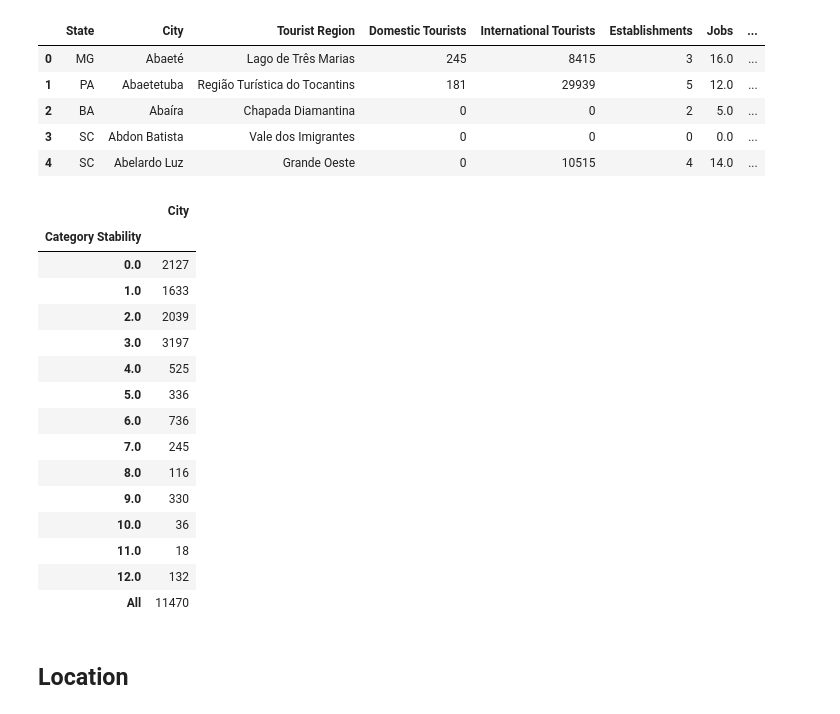
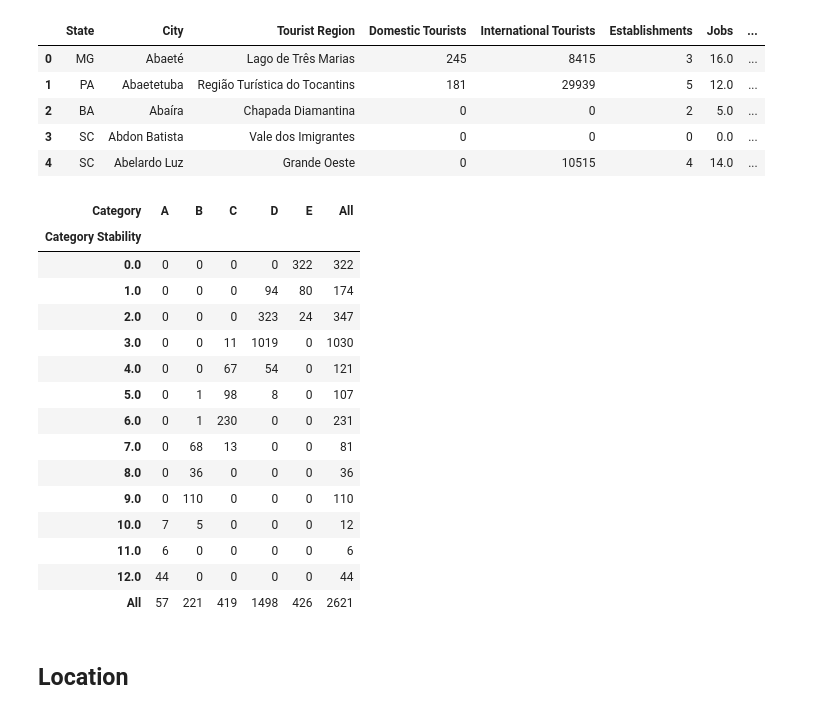
Before and after one commit to juhtolent/Brazil_Tourism, a Jupyter notebook: Exploratory Data Analysis - Tourism.ipynb, the cells around one changed output. Cells and saved outputs as stored; diff of their text form; code cells hidden in the pictures.

```diff
--- a/Exploratory Data Analysis - Tourism.ipynb
+++ b/Exploratory Data Analysis - Tourism.ipynb
@@ -372,30 +368,31 @@ df_time.head(5)
 | 3 | SC | Abdon Batista | Vale dos Imigrantes | 0 | 0 | 0 | 0.0 | ... |
 | 4 | SC | Abelardo Luz | Grande Oeste | 0 | 10515 | 4 | 14.0 | ... |
 # %%
-df_time_pivot_stability = pd.pivot_table(data = df_time,
+df_time_pivot_stability = pd.pivot_table(data = df_time[df_time['Year'] == 2019],
                                         values = 'City',
                                         index = 'Category Stability',
+                                        columns = ['Category'],
                                         fill_value=0,
                                         aggfunc='count',
                                         margins = True)
 df_time_pivot_stability
 # %% [output]
-|  | City |
-| Category Stability |  |
-| 0.0 | 2127 |
-| 1.0 | 1633 |
-| 2.0 | 2039 |
-| 3.0 | 3197 |
-| 4.0 | 525 |
-| 5.0 | 336 |
-| 6.0 | 736 |
-| 7.0 | 245 |
-| 8.0 | 116 |
-| 9.0 | 330 |
-| 10.0 | 36 |
-| 11.0 | 18 |
-| 12.0 | 132 |
-| All | 11470 |
+| Category | A | B | C | D | E | All |
+| Category Stability |  |  |  |  |  |  |
+| 0.0 | 0 | 0 | 0 | 0 | 322 | 322 |
+| 1.0 | 0 | 0 | 0 | 94 | 80 | 174 |
+| 2.0 | 0 | 0 | 0 | 323 | 24 | 347 |
+| 3.0 | 0 | 0 | 11 | 1019 | 0 | 1030 |
+| 4.0 | 0 | 0 | 67 | 54 | 0 | 121 |
+| 5.0 | 0 | 1 | 98 | 8 | 0 | 107 |
+| 6.0 | 0 | 1 | 230 | 0 | 0 | 231 |
+| 7.0 | 0 | 68 | 13 | 0 | 0 | 81 |
+| 8.0 | 0 | 36 | 0 | 0 | 0 | 36 |
+| 9.0 | 0 | 110 | 0 | 0 | 0 | 110 |
+| 10.0 | 7 | 5 | 0 | 0 | 0 | 12 |
+| 11.0 | 6 | 0 | 0 | 0 | 0 | 6 |
+| 12.0 | 44 | 0 | 0 | 0 | 0 | 44 |
+| All | 57 | 221 | 419 | 1498 | 426 | 2621 |
 # %%
 ##much analysis
 ## WE SHOULD FOCUS ON CITIES CATEGORIZED IN 2019 AS THERE ARE MORE INFO
```
Also changed, not shown: parts of 3 cells of this notebook.
